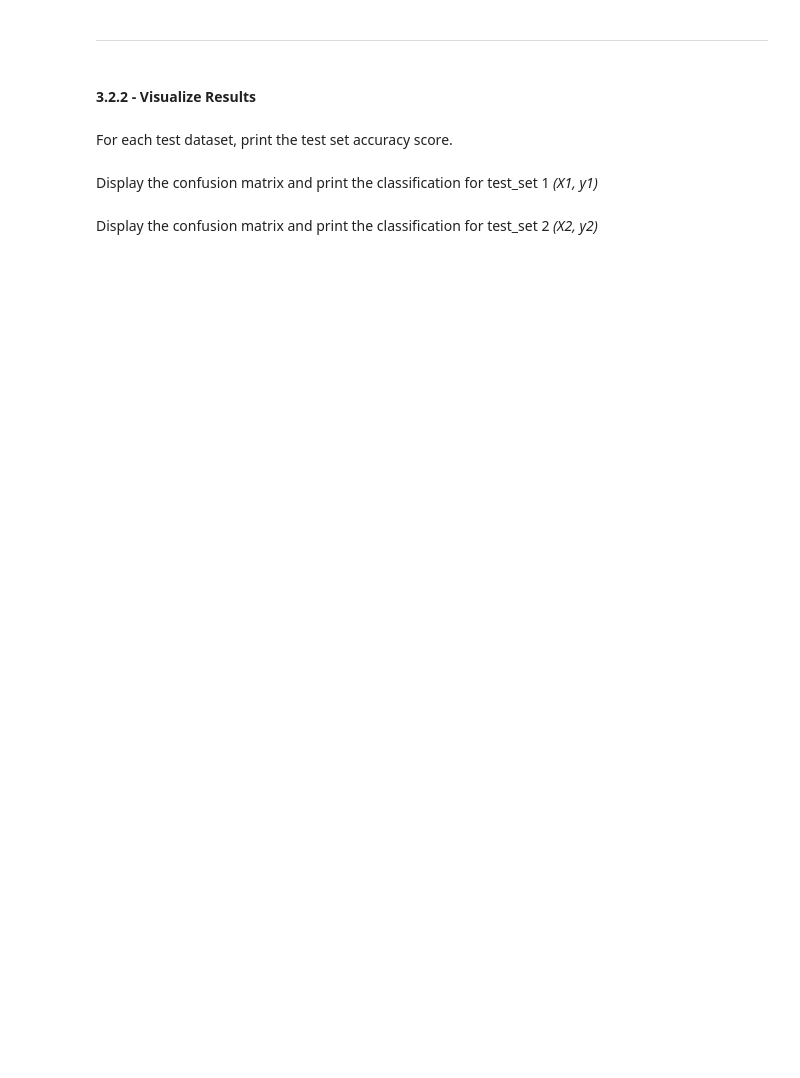
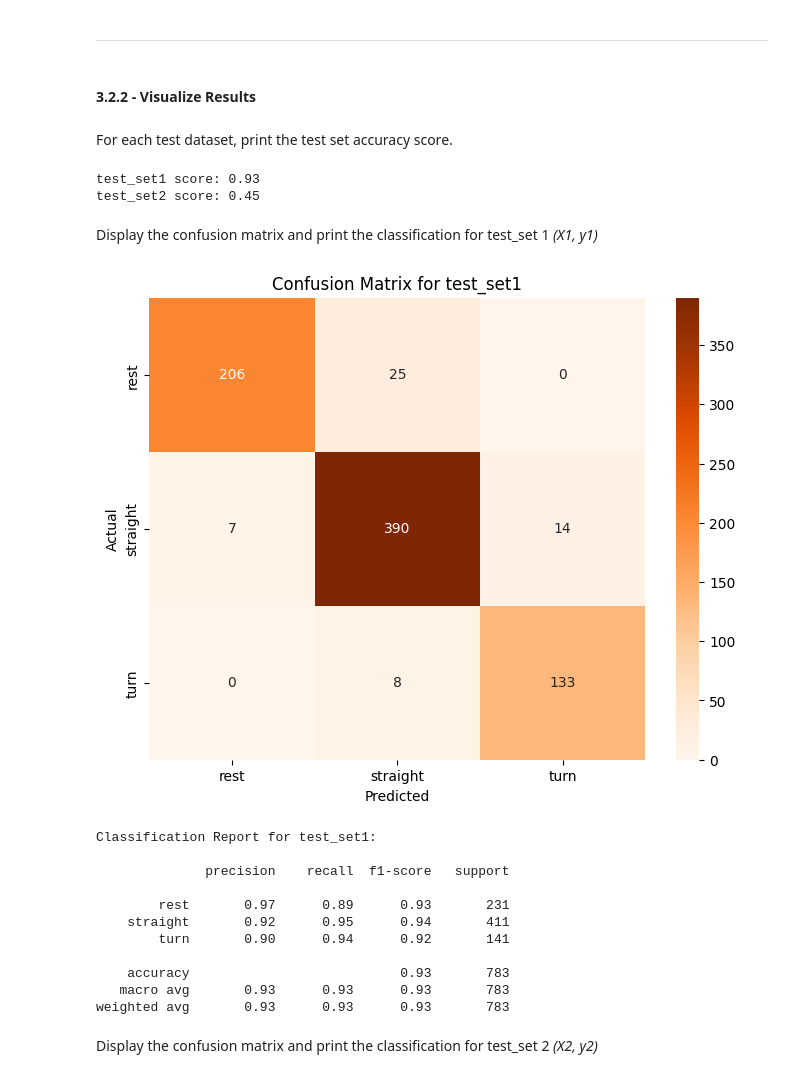
Before and after one commit to Sarah-Jasim/engg680_2024_fall, a Jupyter notebook: Lab Assignment 4/Assignment 4.ipynb, the cells around one changed output. Cells and saved outputs as stored; diff of their text form; code cells hidden in the pictures; blank space fills up the shorter version.

```diff
--- a/Lab Assignment 4/Assignment 4.ipynb
+++ b/Lab Assignment 4/Assignment 4.ipynb
@@ -621,6 +727,7 @@ The model trained in 3.1 is to be tested on the independent datasets, that is te
 Seperate the testsets into group selected features and target vectors *(X1, y1)* and *(X2,y2)*
 # %%
 # TODO - Load the target vector from test_set1 into y1, and the group selected features from test_set1 into X1
-# y1 =
-# X1 =
+# Load the target vector from test_set1 into y1, and the group selected features from test_set1 into X1
+y1 = test_set1['motion_state']
+X1 = test_set1[selected_features]
 X1.head(2)
@@ -639,5 +757,14 @@ For each test dataset, print the test set accuracy score.
 # TODO - Print test score accuracies for test_set1 and test_set2
 #print("test_set1 score: {:.2f}".format(???))
 #print("test_set2 score: {:.2f}".format(???))
+# Print test set accuracy scores
+test_set1_score = grid.score(X1, y1)
+test_set2_score = grid.score(X2, y2)
+
+print("test_set1 score: {:.2f}".format(test_set1_score))
+print("test_set2 score: {:.2f}".format(test_set2_score))
+# %% [output]
+test_set1 score: 0.93
+test_set2 score: 0.45
 # %% [markdown]
 Display the confusion matrix and print the classification for test_set 1 *(X1, y1)*
@@ -646,2 +771,31 @@ Display the confusion matrix and print the classification for test_set 1 *(X1, y
+# %%
+# TODO - Display confusion matrix and print classification report for (X1, y1)
+# Display confusion matrix and classification report for test_set1
+y1_pred = grid.predict(X1)
+conf_matrix1 = confusion_matrix(y1, y1_pred)
+
+plt.figure(figsize=(8, 6))
+sns.heatmap(conf_matrix1, annot=True, fmt='d', cmap='Oranges',
+            xticklabels=grid.classes_, yticklabels=grid.classes_)
+plt.xlabel('Predicted')
+plt.ylabel('Actual')
+plt.title('Confusion Matrix for test_set1')
+plt.show()
+
+print("Classification Report for test_set1:\n")
+print(classification_report(y1, y1_pred))
+# %% [output]
+[figure, added]
+Classification Report for test_set1:
+
+              precision    recall  f1-score   support
+
+        rest       0.97      0.89      0.93       231
+    straight       0.92      0.95      0.94       411
+        turn       0.90      0.94      0.92       141
+
+    accuracy                           0.93       783
+   macro avg       0.93      0.93      0.93       783
+weighted avg       0.93      0.93      0.93       783
 # %% [markdown]
 Display the confusion matrix and print the classification for test_set 2 *(X2, y2)*
```
Also changed, not shown: parts of 23 cells of this notebook.
